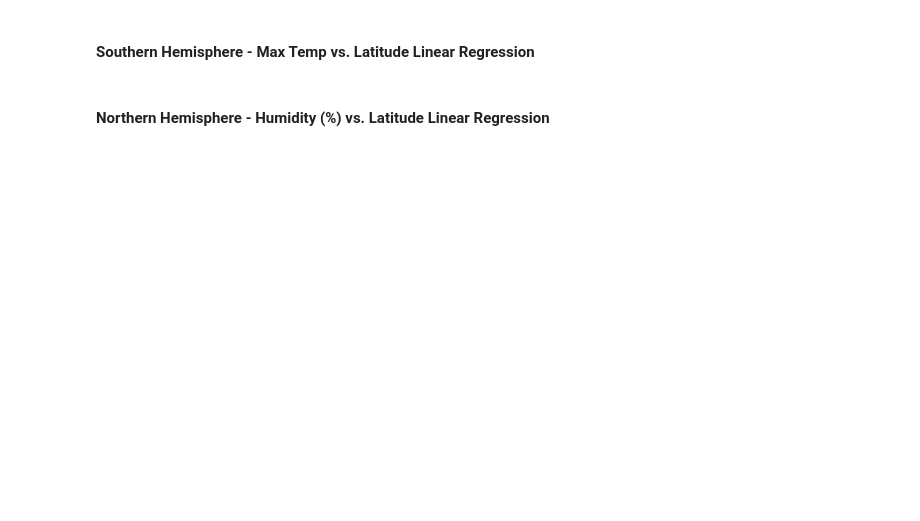
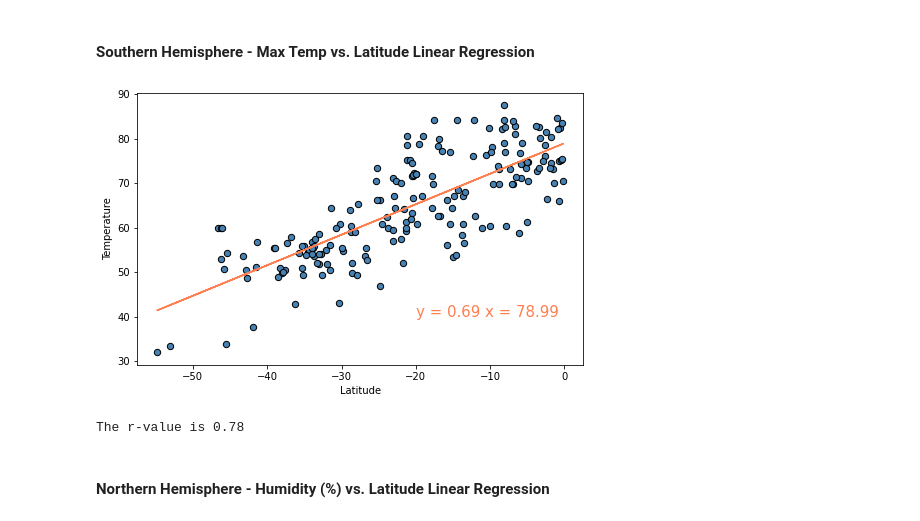
Before and after one commit to adrianstrecker/python-api-challenge, a Jupyter notebook: WeatherPy/WeatherPy.ipynb, the cells around one changed output. Drawn from its saved outputs; the diff is of its cells as text; code cells hidden in the pictures; blank space fills up the shorter version.

```diff
--- a/WeatherPy/WeatherPy.ipynb
+++ b/WeatherPy/WeatherPy.ipynb
@@ -233,4 +264,24 @@ plt.show()
 # %% [markdown]
 ####  Southern Hemisphere - Max Temp vs. Latitude Linear Regression
+# %%
+#Get pearson r value AKA correlation number
+southern_rvalue = st.pearsonr(southern_hem_lat, southern_temp)
+
+southern_slope, southern_int, southern_r, southern_p, southern_std_err = st.linregress(southern_hem_lat, southern_temp)
+
+southern_fit = southern_slope * southern_hem_lat + southern_int
+line_eq = "y = " + str(round(southern_slope,2)) + " x = " + str(round(southern_int,2))
+
+plt.figure(figsize = (8, 5))
+plt.scatter(southern_hem_lat, southern_temp, s = 40, edgecolor = "black", color = "steelblue")
+plt.plot(southern_hem_lat, southern_fit, color = "coral")
+plt.annotate(line_eq, (-20, 40), fontsize = 15, color = "coral")
+plt.xlabel("Latitude")
+plt.ylabel("Temperature")
+plt.show()
+print(f"The r-value is {southern_rvalue[0]:.2}")
+# %% [output]
+[figure, added]
+The r-value is 0.78
 # %% [markdown]
 ####  Northern Hemisphere - Humidity (%) vs. Latitude Linear Regression
```
Also changed, not shown: parts of 9 cells of this notebook.
